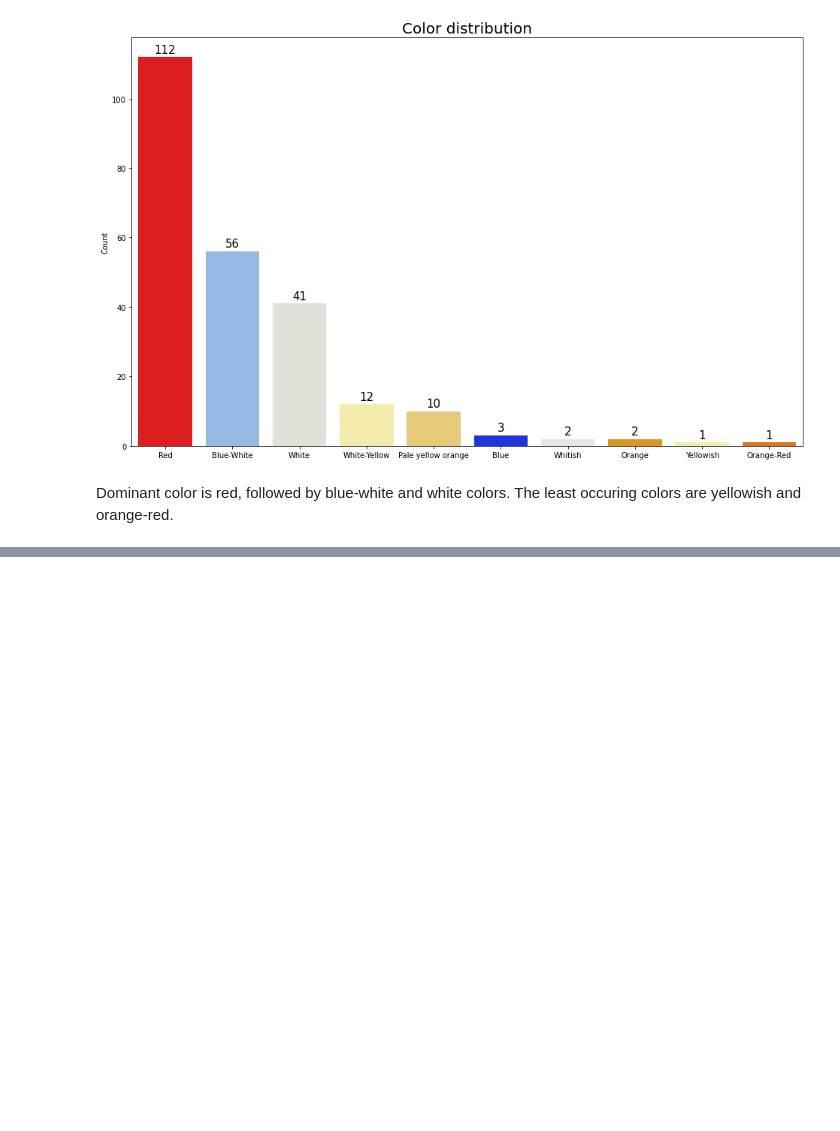
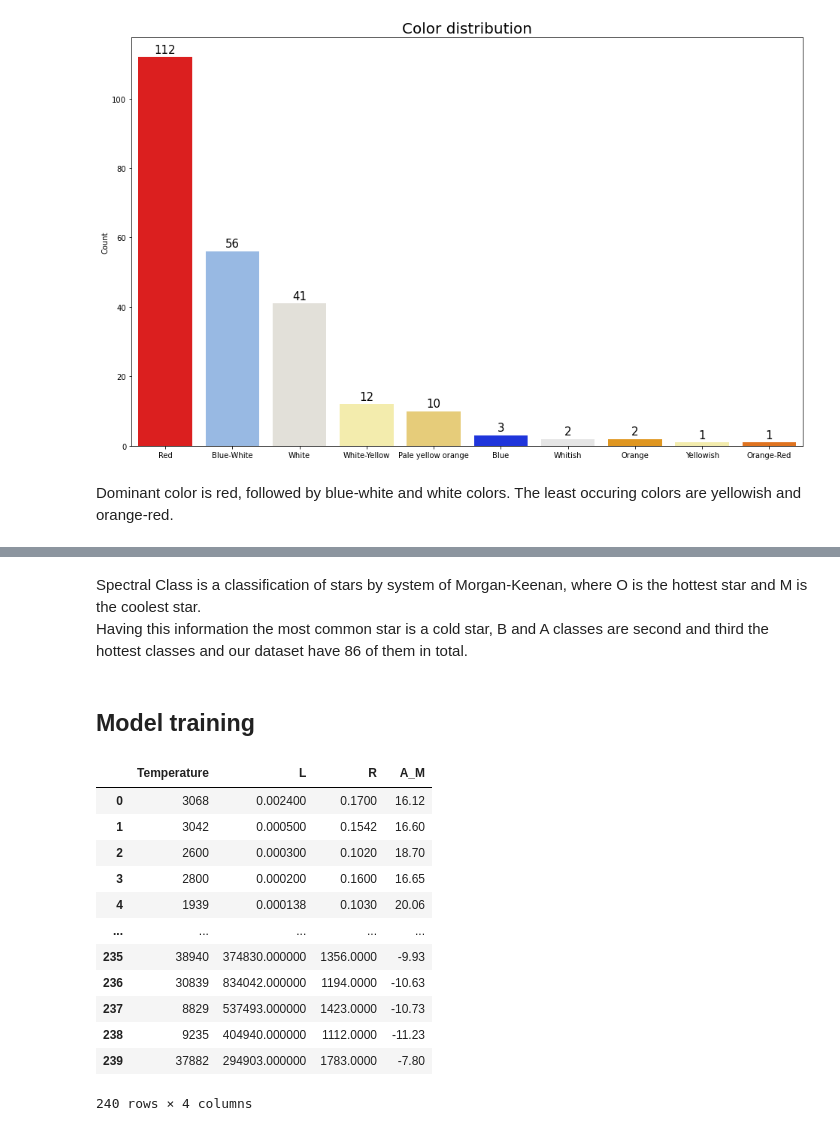
Before and after one commit to krystian-kopaniarz/star-types-analysis, a Jupyter notebook: Projekt.ipynb, the cells around one changed output, grey strips where cells are left out. Cells and saved outputs as stored; diff of their text form; code cells hidden in the pictures; blank space fills up the shorter version.

```diff
--- a/Projekt.ipynb
+++ b/Projekt.ipynb
@@ -188,0 +208,22 @@ Dominant color is red, followed by blue-white and white colors. The least occuri
+# %% [markdown]
+Spectral Class is a classification of stars by system of Morgan-Keenan, where O is the hottest star and M is the coolest star.<br>
+Having this information the most common star is a cold star, B and A classes are second and third the hottest classes and our dataset have 86 of them in total.
+# %% [markdown]
+<h2>Model training</h2>
+# %%
+X = df.drop(['Type','Color', 'Spectral_Class'], axis=1)
+X
+# %% [output]
+|  | Temperature | L | R | A_M |
+| 0 | 3068 | 0.002400 | 0.1700 | 16.12 |
+| 1 | 3042 | 0.000500 | 0.1542 | 16.60 |
+| 2 | 2600 | 0.000300 | 0.1020 | 18.70 |
+| 3 | 2800 | 0.000200 | 0.1600 | 16.65 |
+| 4 | 1939 | 0.000138 | 0.1030 | 20.06 |
+| ... | ... | ... | ... | ... |
+| 235 | 38940 | 374830.000000 | 1356.0000 | -9.93 |
+| 236 | 30839 | 834042.000000 | 1194.0000 | -10.63 |
+| 237 | 8829 | 537493.000000 | 1423.0000 | -10.73 |
+| 238 | 9235 | 404940.000000 | 1112.0000 | -11.23 |
+| 239 | 37882 | 294903.000000 | 1783.0000 | -7.80 |
+240 rows × 4 columns
```
Also changed, not shown: parts of 8 cells of this notebook.
